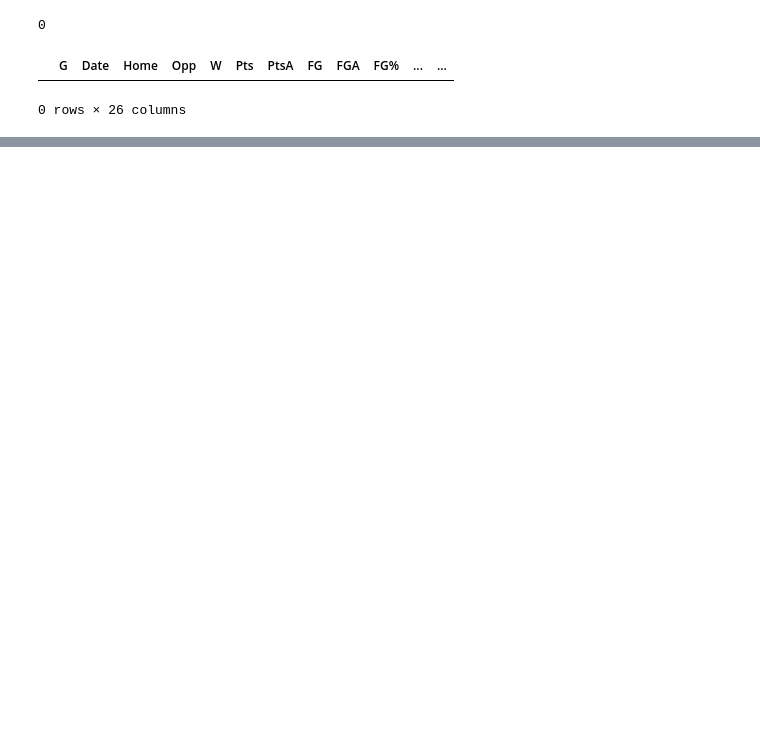
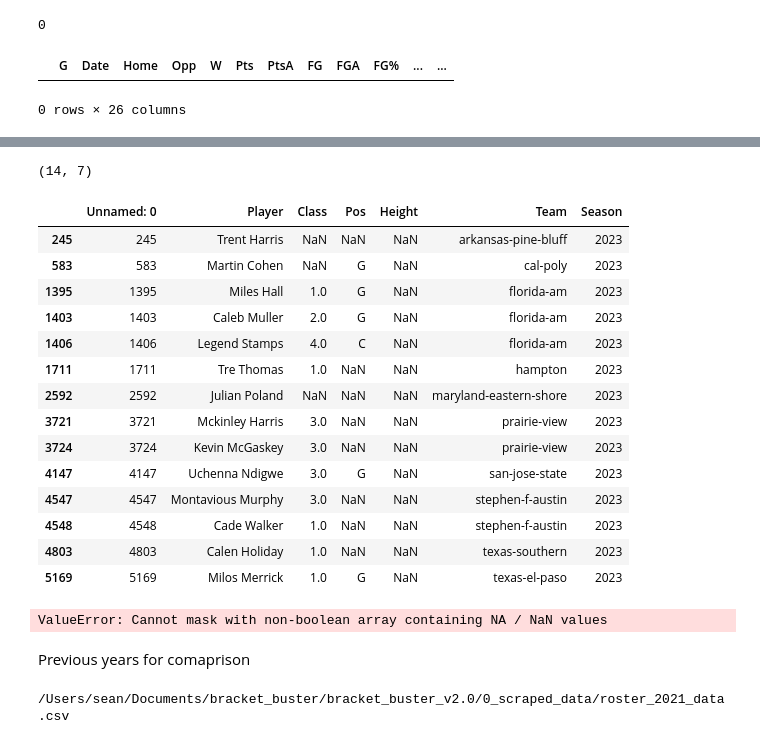
Before and after one commit to scostello28/bracket_buster_v2.0, a Jupyter notebook: notebooks/bracket_buster_testing.ipynb, the cells around one changed output, grey strips where cells are left out. Saved outputs shown, nothing was run; the diff lists cells and outputs as text; code cells hidden in the pictures; blank space fills up the shorter version.

```diff
--- a/notebooks/bracket_buster_testing.ipynb
+++ b/notebooks/bracket_buster_testing.ipynb
@@ -204,0 +228,2 @@ memory usage: 2.2+ MB
+# %%
+rdf = pd.read_csv(file_path)
@@ -204,0 +264,2 @@ memory usage: 2.2+ MB
+# %%
+rdf = rdf.dropna(axis=0, how='any')
@@ -204,0 +370,8 @@ memory usage: 2.2+ MB
+# %%
+def height_in(row):
+    row['Hf'] = int(row['Height'][0])
+    row['Hi'] = int(row['Height'][1:].replace("-", ""))
+    row['Height'] = row['Hf'] * 12 + row['Hi']
+    return row
+# %%
+rdf = rdf.apply(height_in, axis=1)
@@ -204,0 +397,26 @@ memory usage: 2.2+ MB
+# %%
+rdf[rdf['Height'].isna()].shape
+# %% [output]
+(14, 7)
+# %%
+rdf[rdf['Height'].isna()]
+# %% [output]
+|  | Unnamed: 0 | Player | Class | Pos | Height | Team | Season |
+| 245 | 245 | Trent Harris | NaN | NaN | NaN | arkansas-pine-bluff | 2023 |
+| 583 | 583 | Martin Cohen | NaN | G | NaN | cal-poly | 2023 |
+| 1395 | 1395 | Miles Hall | 1.0 | G | NaN | florida-am | 2023 |
+| 1403 | 1403 | Caleb Muller | 2.0 | G | NaN | florida-am | 2023 |
+| 1406 | 1406 | Legend Stamps | 4.0 | C | NaN | florida-am | 2023 |
+| 1711 | 1711 | Tre Thomas | 1.0 | NaN | NaN | hampton | 2023 |
+| 2592 | 2592 | Julian Poland | NaN | NaN | NaN | maryland-eastern-shore | 2023 |
+| 3721 | 3721 | Mckinley Harris | 3.0 | NaN | NaN | prairie-view | 2023 |
+| 3724 | 3724 | Kevin McGaskey | 3.0 | NaN | NaN | prairie-view | 2023 |
+| 4147 | 4147 | Uchenna Ndigwe | 3.0 | G | NaN | san-jose-state | 2023 |
+| 4547 | 4547 | Montavious Murphy | 3.0 | NaN | NaN | stephen-f-austin | 2023 |
+| 4548 | 4548 | Cade Walker | 1.0 | NaN | NaN | stephen-f-austin | 2023 |
+| 4803 | 4803 | Calen Holiday | 1.0 | NaN | NaN | texas-southern | 2023 |
+| 5169 | 5169 | Milos Merrick | 1.0 | G | NaN | texas-el-paso | 2023 |
+# %%
+rdf[rdf['Height'].str.contains(".")].shape
+# %% [output]
+ValueError: Cannot mask with non-boolean array containing NA / NaN values
@@ -204,0 +426,10 @@ memory usage: 2.2+ MB
+# %% [markdown]
+Previous years for comaprison
+# %%
+season = 2021
+filename = f"roster_{season}_data.csv"
+data_dir = "0_scraped_data/"
+file_path = os.path.join(source_dir, data_dir, filename)
+print(file_path)
+# %% [output]
+/Users/sean/Documents/bracket_buster/bracket_buster_v2.0/0_scraped_data/roster_2021_data.csv
```
Also changed, not shown: parts of 42 cells of this notebook, 3 other files.
